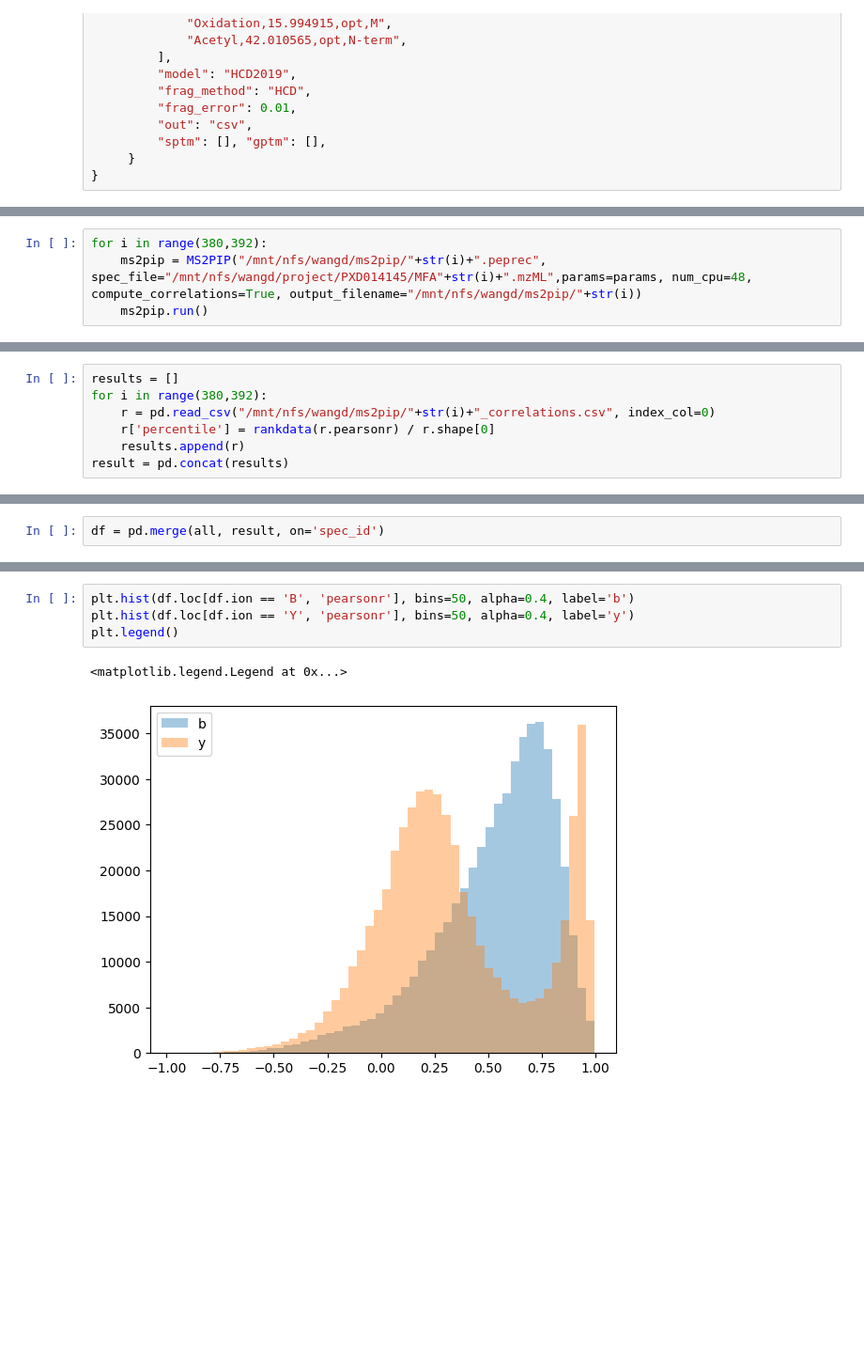
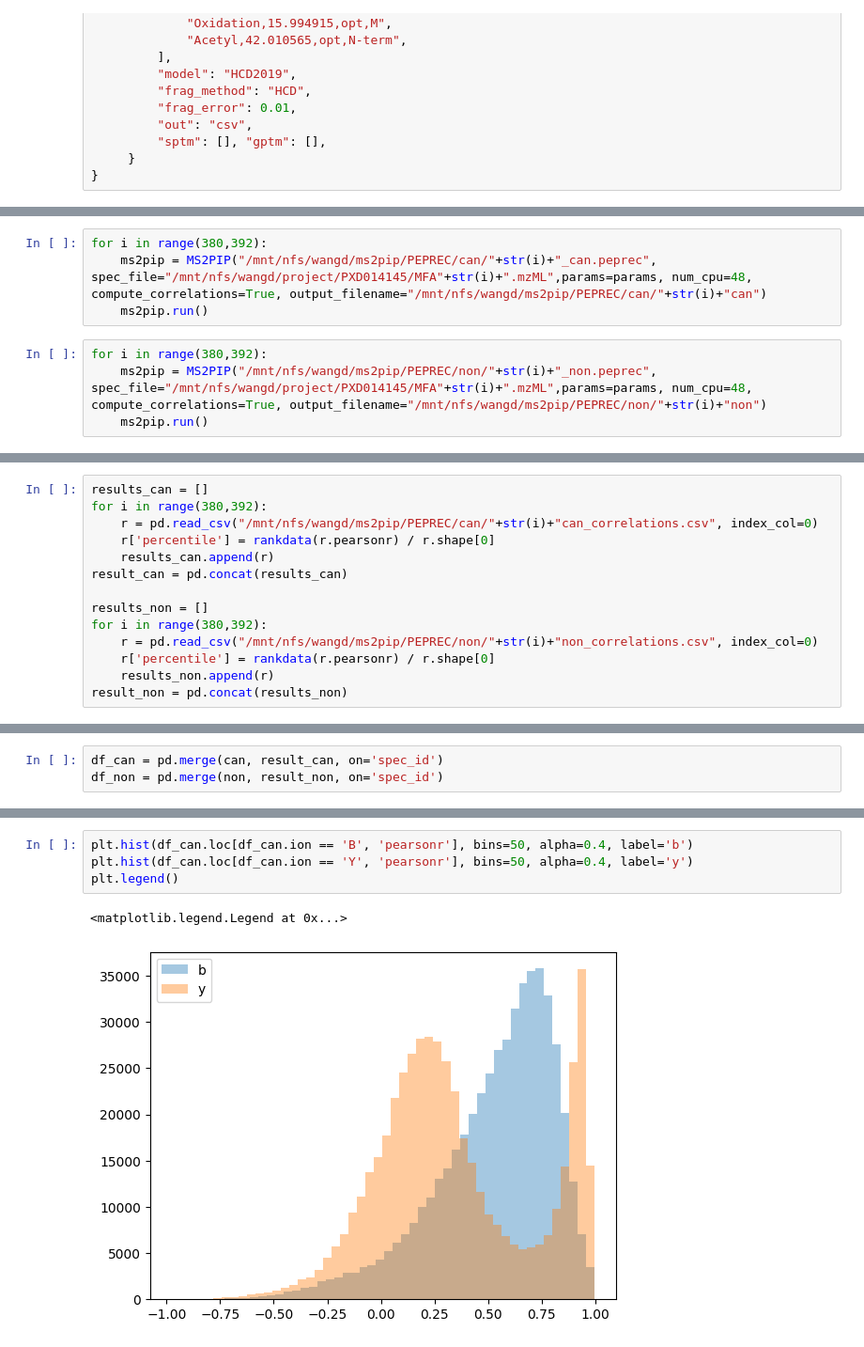
Before and after one commit to DongdongdongW/DeepLC_my, a Jupyter notebook: ms2pip/Myms2pip.ipynb, the cells around one changed output, grey strips where cells are left out. Shown at 94% size. Cells and saved outputs as stored; diff of their text form; blank space fills up the shorter version.

```diff
--- a/ms2pip/Myms2pip.ipynb
+++ b/ms2pip/Myms2pip.ipynb
@@ -73,4 +85,8 @@ params = {
 # %%
 for i in range(380,392):
-    ms2pip = MS2PIP("/mnt/nfs/wangd/ms2pip/"+str(i)+".peprec", spec_file="/mnt/nfs/wangd/project/PXD014145/MFA"+str(i)+".mzML",params=params, num_cpu=48, compute_correlations=True, output_filename="/mnt/nfs/wangd/ms2pip/"+str(i))
+    ms2pip = MS2PIP("/mnt/nfs/wangd/ms2pip/PEPREC/can/"+str(i)+"_can.peprec", spec_file="/mnt/nfs/wangd/project/PXD014145/MFA"+str(i)+".mzML",params=params, num_cpu=48, compute_correlations=True, output_filename="/mnt/nfs/wangd/ms2pip/PEPREC/can/"+str(i)+"can")
     ms2pip.run()
+# %%
+for i in range(380,392):
+    ms2pip = MS2PIP("/mnt/nfs/wangd/ms2pip/PEPREC/non/"+str(i)+"_non.peprec", spec_file="/mnt/nfs/wangd/project/PXD014145/MFA"+str(i)+".mzML",params=params, num_cpu=48, compute_correlations=True, output_filename="/mnt/nfs/wangd/ms2pip/PEPREC/non/"+str(i)+"non")
+    ms2pip.run()
@@ -77,8 +113,15 @@ for i in range(380,392):
 # %%
-results = []
+results_can = []
 for i in range(380,392):
-    r = pd.read_csv("/mnt/nfs/wangd/ms2pip/"+str(i)+"_correlations.csv", index_col=0)
+    r = pd.read_csv("/mnt/nfs/wangd/ms2pip/PEPREC/can/"+str(i)+"can_correlations.csv", index_col=0)
     r['percentile'] = rankdata(r.pearsonr) / r.shape[0]
-    results.append(r)
-result = pd.concat(results)
+    results_can.append(r)
+result_can = pd.concat(results_can)
+
+results_non = []
+for i in range(380,392):
+    r = pd.read_csv("/mnt/nfs/wangd/ms2pip/PEPREC/non/"+str(i)+"non_correlations.csv", index_col=0)
+    r['percentile'] = rankdata(r.pearsonr) / r.shape[0]
+    results_non.append(r)
+result_non = pd.concat(results_non)
 # %%
@@ -116,3 +161,4 @@ all
 # %%
-df = pd.merge(all, result, on='spec_id')
+df_can = pd.merge(can, result_can, on='spec_id')
+df_non = pd.merge(non, result_non, on='spec_id')
 # %%
@@ -134,7 +198,7 @@ df
 # %%
-plt.hist(df.loc[df.ion == 'B', 'pearsonr'], bins=50, alpha=0.4, label='b')
-plt.hist(df.loc[df.ion == 'Y', 'pearsonr'], bins=50, alpha=0.4, label='y')
+plt.hist(df_can.loc[df_can.ion == 'B', 'pearsonr'], bins=50, alpha=0.4, label='b')
+plt.hist(df_can.loc[df_can.ion == 'Y', 'pearsonr'], bins=50, alpha=0.4, label='y')
 plt.legend()
 # %% [output]
 <matplotlib.legend.Legend at 0x...>
-[figure, old version]
+[figure, new version]
```
Also changed, not shown: parts of 29 cells of this notebook.
